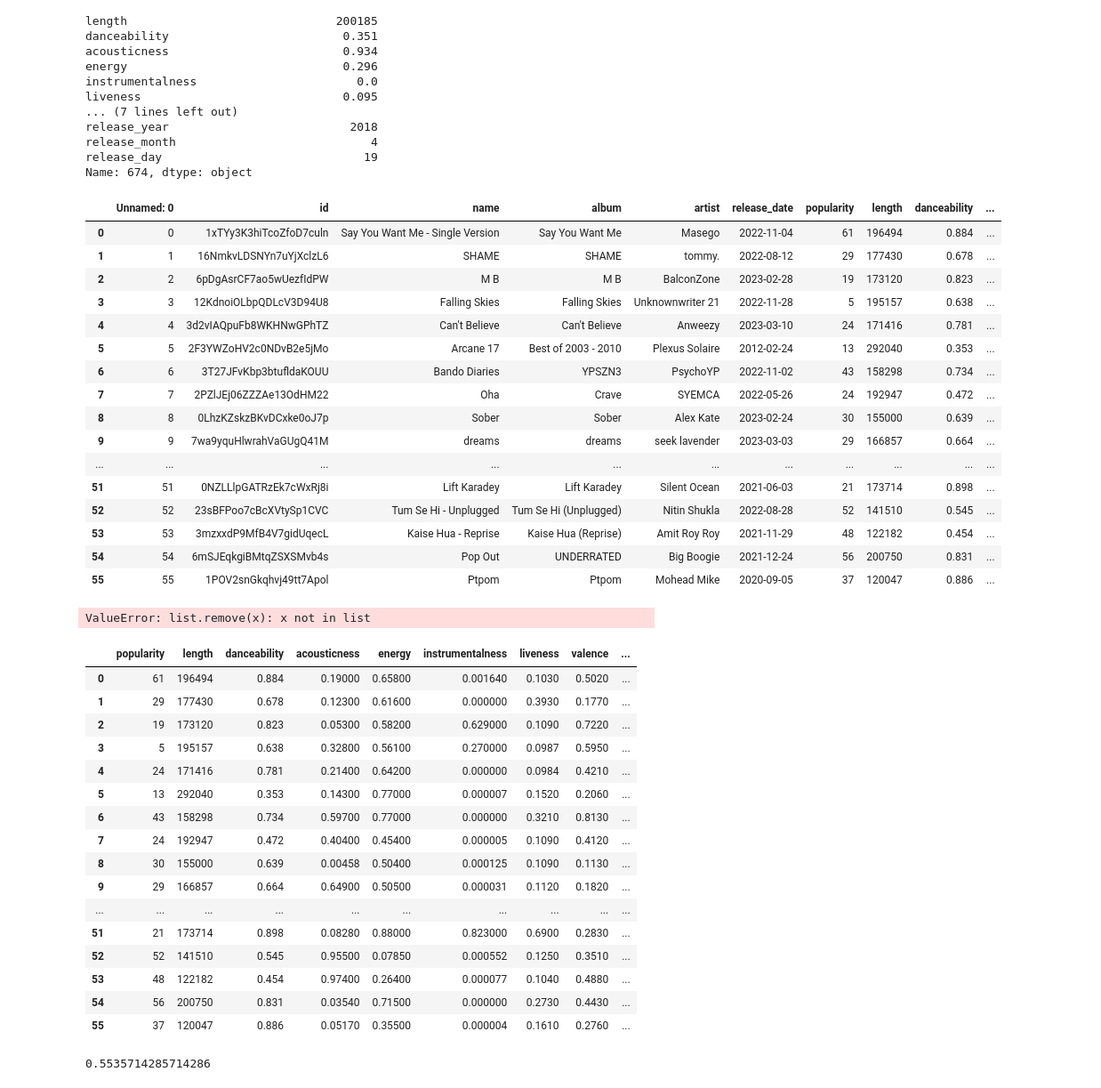
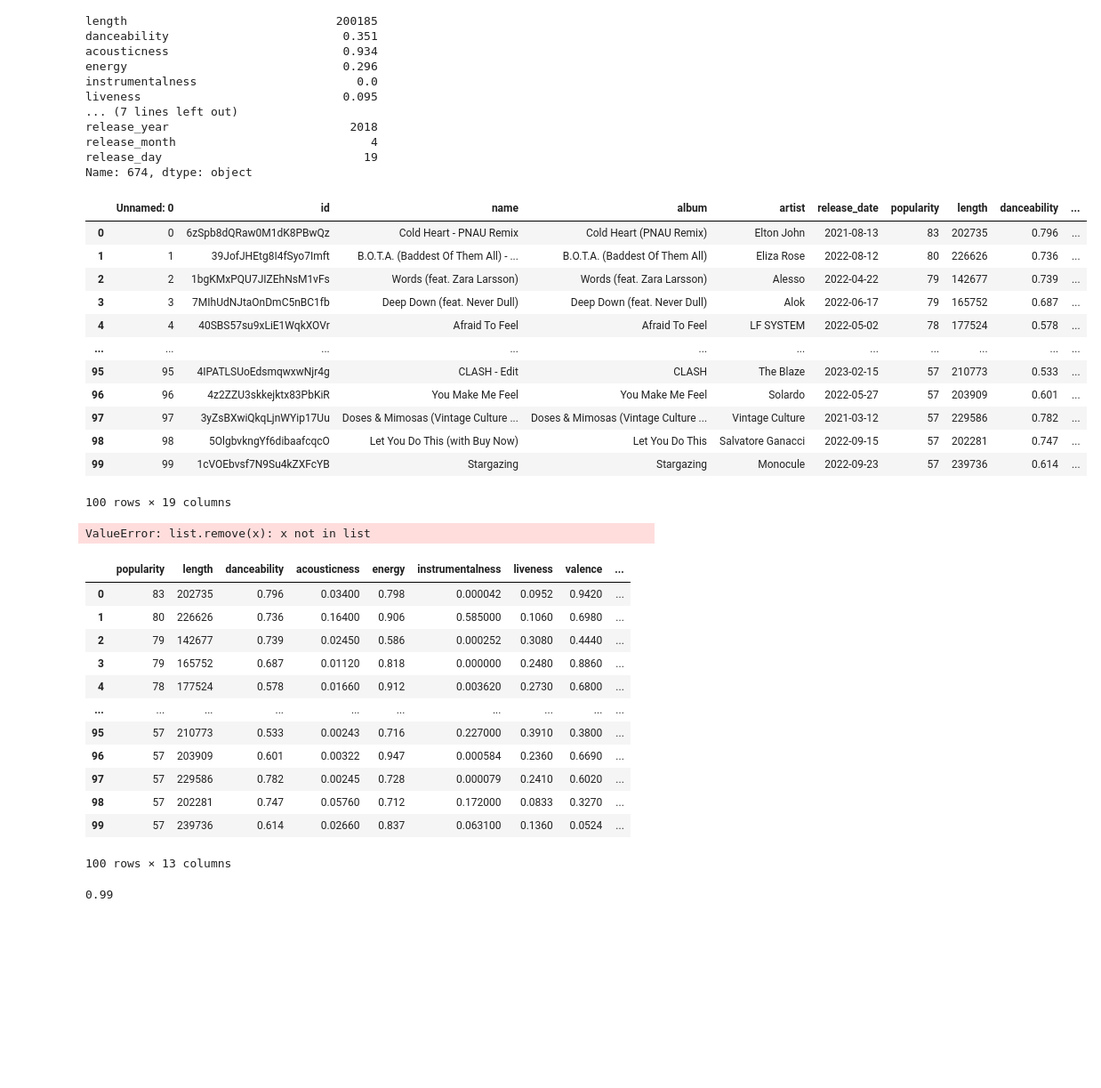
Before and after one commit to elenaperego/Emotion-Song-Recommender-System, a Jupyter notebook: models/random_forest.ipynb, the cells around one changed output. Shown: that part at 89% size. Saved outputs shown, nothing was run; the diff lists cells and outputs as text; code cells hidden in the pictures; blank space fills up the shorter version.

```diff
--- a/models/random_forest.ipynb
+++ b/models/random_forest.ipynb
@@ -127,26 +127,22 @@ release_month                            4
 release_day                             19
 Name: 674, dtype: object
 # %%
-new_songs = pd.read_csv('../sadSongs.csv')
+new_songs = pd.read_csv('../happySongs.csv')
 new_songs
 # %% [output]
 |  | Unnamed: 0 | id | name | album | artist | release_date | popularity | length | danceability | ... |
-| 0 | 0 | 1xTYy3K3hiTcoZfoD7culn | Say You Want Me - Single Version | Say You Want Me | Masego | 2022-11-04 | 61 | 196494 | 0.884 | ... |
-| 1 | 1 | 16NmkvLDSNYn7uYjXclzL6 | SHAME | SHAME | tommy. | 2022-08-12 | 29 | 177430 | 0.678 | ... |
-| 2 | 2 | 6pDgAsrCF7ao5wUezfIdPW | M B | M B | BalconZone | 2023-02-28 | 19 | 173120 | 0.823 | ... |
-| 3 | 3 | 12KdnoiOLbpQDLcV3D94U8 | Falling Skies | Falling Skies | Unknownwriter 21 | 2022-11-28 | 5 | 195157 | 0.638 | ... |
-| 4 | 4 | 3d2vIAQpuFb8WKHNwGPhTZ | Can't Believe | Can't Believe | Anweezy | 2023-03-10 | 24 | 171416 | 0.781 | ... |
-| 5 | 5 | 2F3YWZoHV2c0NDvB2e5jMo | Arcane 17 | Best of 2003 - 2010 | Plexus Solaire | 2012-02-24 | 13 | 292040 | 0.353 | ... |
-| 6 | 6 | 3T27JFvKbp3btufldaKOUU | Bando Diaries | YPSZN3 | PsychoYP | 2022-11-02 | 43 | 158298 | 0.734 | ... |
-| 7 | 7 | 2PZlJEj06ZZZAe13OdHM22 | Oha | Crave | SYEMCA | 2022-05-26 | 24 | 192947 | 0.472 | ... |
-| 8 | 8 | 0LhzKZskzBKvDCxke0oJ7p | Sober | Sober | Alex Kate | 2023-02-24 | 30 | 155000 | 0.639 | ... |
-| 9 | 9 | 7wa9yquHlwrahVaGUgQ41M | dreams | dreams | seek lavender | 2023-03-03 | 29 | 166857 | 0.664 | ... |
+| 0 | 0 | 6zSpb8dQRaw0M1dK8PBwQz | Cold Heart - PNAU Remix | Cold Heart (PNAU Remix) | Elton John | 2021-08-13 | 83 | 202735 | 0.796 | ... |
+| 1 | 1 | 39JofJHEtg8I4fSyo7Imft | B.O.T.A. (Baddest Of Them All) - ... | B.O.T.A. (Baddest Of Them All) | Eliza Rose | 2022-08-12 | 80 | 226626 | 0.736 | ... |
+| 2 | 2 | 1bgKMxPQU7JIZEhNsM1vFs | Words (feat. Zara Larsson) | Words (feat. Zara Larsson) | Alesso | 2022-04-22 | 79 | 142677 | 0.739 | ... |
+| 3 | 3 | 7MIhUdNJtaOnDmC5nBC1fb | Deep Down (feat. Never Dull) | Deep Down (feat. Never Dull) | Alok | 2022-06-17 | 79 | 165752 | 0.687 | ... |
+| 4 | 4 | 40SBS57su9xLiE1WqkXOVr | Afraid To Feel | Afraid To Feel | LF SYSTEM | 2022-05-02 | 78 | 177524 | 0.578 | ... |
 | ... | ... | ... | ... | ... | ... | ... | ... | ... | ... | ... |
-| 51 | 51 | 0NZLLlpGATRzEk7cWxRj8i | Lift Karadey | Lift Karadey | Silent Ocean | 2021-06-03 | 21 | 173714 | 0.898 | ... |
-| 52 | 52 | 23sBFPoo7cBcXVtySp1CVC | Tum Se Hi - Unplugged | Tum Se Hi (Unplugged) | Nitin Shukla | 2022-08-28 | 52 | 141510 | 0.545 | ... |
-| 53 | 53 | 3mzxxdP9MfB4V7gidUqecL | Kaise Hua - Reprise | Kaise Hua (Reprise) | Amit Roy Roy | 2021-11-29 | 48 | 122182 | 0.454 | ... |
-| 54 | 54 | 6mSJEqkgiBMtqZSXSMvb4s | Pop Out | UNDERRATED | Big Boogie | 2021-12-24 | 56 | 200750 | 0.831 | ... |
-| 55 | 55 | 1POV2snGkqhvj49tt7Apol | Ptpom | Ptpom | Mohead Mike | 2020-09-05 | 37 | 120047 | 0.886 | ... |
+| 95 | 95 | 4IPATLSUoEdsmqwxwNjr4g | CLASH - Edit | CLASH | The Blaze | 2023-02-15 | 57 | 210773 | 0.533 | ... |
+| 96 | 96 | 4z2ZZU3skkejktx83PbKiR | You Make Me Feel | You Make Me Feel | Solardo | 2022-05-27 | 57 | 203909 | 0.601 | ... |
+| 97 | 97 | 3yZsBXwiQkqLjnWYip17Uu | Doses & Mimosas (Vintage Culture ... | Doses & Mimosas (Vintage Culture ... | Vintage Culture | 2021-03-12 | 57 | 229586 | 0.782 | ... |
+| 98 | 98 | 5OlgbvkngYf6dibaafcqcO | Let You Do This (with Buy Now) | Let You Do This | Salvatore Ganacci | 2022-09-15 | 57 | 202281 | 0.747 | ... |
+| 99 | 99 | 1cVOEbvsf7N9Su4kZXFcYB | Stargazing | Stargazing | Monocule | 2022-09-23 | 57 | 239736 | 0.614 | ... |
+100 rows × 19 columns
 # %%
 keys.remove('mood')
 # %% [output]
@@ -157,33 +153,29 @@ X = new_songs.drop(['id','name','album','artist','release_date'],axis=1)
 X
 # %% [output]
 |  | popularity | length | danceability | acousticness | energy | instrumentalness | liveness | valence | ... |
-| 0 | 61 | 196494 | 0.884 | 0.19000 | 0.65800 | 0.001640 | 0.1030 | 0.5020 | ... |
-| 1 | 29 | 177430 | 0.678 | 0.12300 | 0.61600 | 0.000000 | 0.3930 | 0.1770 | ... |
-| 2 | 19 | 173120 | 0.823 | 0.05300 | 0.58200 | 0.629000 | 0.1090 | 0.7220 | ... |
-| 3 | 5 | 195157 | 0.638 | 0.32800 | 0.56100 | 0.270000 | 0.0987 | 0.5950 | ... |
-| 4 | 24 | 171416 | 0.781 | 0.21400 | 0.64200 | 0.000000 | 0.0984 | 0.4210 | ... |
-| 5 | 13 | 292040 | 0.353 | 0.14300 | 0.77000 | 0.000007 | 0.1520 | 0.2060 | ... |
-| 6 | 43 | 158298 | 0.734 | 0.59700 | 0.77000 | 0.000000 | 0.3210 | 0.8130 | ... |
-| 7 | 24 | 192947 | 0.472 | 0.40400 | 0.45400 | 0.000005 | 0.1090 | 0.4120 | ... |
-| 8 | 30 | 155000 | 0.639 | 0.00458 | 0.50400 | 0.000125 | 0.1090 | 0.1130 | ... |
-| 9 | 29 | 166857 | 0.664 | 0.64900 | 0.50500 | 0.000031 | 0.1120 | 0.1820 | ... |
+| 0 | 83 | 202735 | 0.796 | 0.03400 | 0.798 | 0.000042 | 0.0952 | 0.9420 | ... |
+| 1 | 80 | 226626 | 0.736 | 0.16400 | 0.906 | 0.585000 | 0.1060 | 0.6980 | ... |
+| 2 | 79 | 142677 | 0.739 | 0.02450 | 0.586 | 0.000252 | 0.3080 | 0.4440 | ... |
+| 3 | 79 | 165752 | 0.687 | 0.01120 | 0.818 | 0.000000 | 0.2480 | 0.8860 | ... |
+| 4 | 78 | 177524 | 0.578 | 0.01660 | 0.912 | 0.003620 | 0.2730 | 0.6800 | ... |
 | ... | ... | ... | ... | ... | ... | ... | ... | ... | ... |
-| 51 | 21 | 173714 | 0.898 | 0.08280 | 0.88000 | 0.823000 | 0.6900 | 0.2830 | ... |
-| 52 | 52 | 141510 | 0.545 | 0.95500 | 0.07850 | 0.000552 | 0.1250 | 0.3510 | ... |
-| 53 | 48 | 122182 | 0.454 | 0.97400 | 0.26400 | 0.000077 | 0.1040 | 0.4880 | ... |
-| 54 | 56 | 200750 | 0.831 | 0.03540 | 0.71500 | 0.000000 | 0.2730 | 0.4430 | ... |
-| 55 | 37 | 120047 | 0.886 | 0.05170 | 0.35500 | 0.000004 | 0.1610 | 0.2760 | ... |
+| 95 | 57 | 210773 | 0.533 | 0.00243 | 0.716 | 0.227000 | 0.3910 | 0.3800 | ... |
+| 96 | 57 | 203909 | 0.601 | 0.00322 | 0.947 | 0.000584 | 0.2360 | 0.6690 | ... |
+| 97 | 57 | 229586 | 0.782 | 0.00245 | 0.728 | 0.000079 | 0.2410 | 0.6020 | ... |
+| 98 | 57 | 202281 | 0.747 | 0.05760 | 0.712 | 0.172000 | 0.0833 | 0.3270 | ... |
+| 99 | 57 | 239736 | 0.614 | 0.02660 | 0.837 | 0.063100 | 0.1360 | 0.0524 | ... |
+100 rows × 13 columns
 # %%
 predicted = trained_forest.predict(X)
 # %%
 len(predicted)
 counter = 0
 for pred in predicted:
-    if pred == 0:
+    if pred == 3 or pred == 2:
         counter = counter +1
 counter/len(predicted)
 # %% [output]
-0.5535714285714286
+0.99
 # %%
 predicted
 # %% [output]
```
Also changed, not shown: parts of 1 cell of this notebook, 4 other files.
